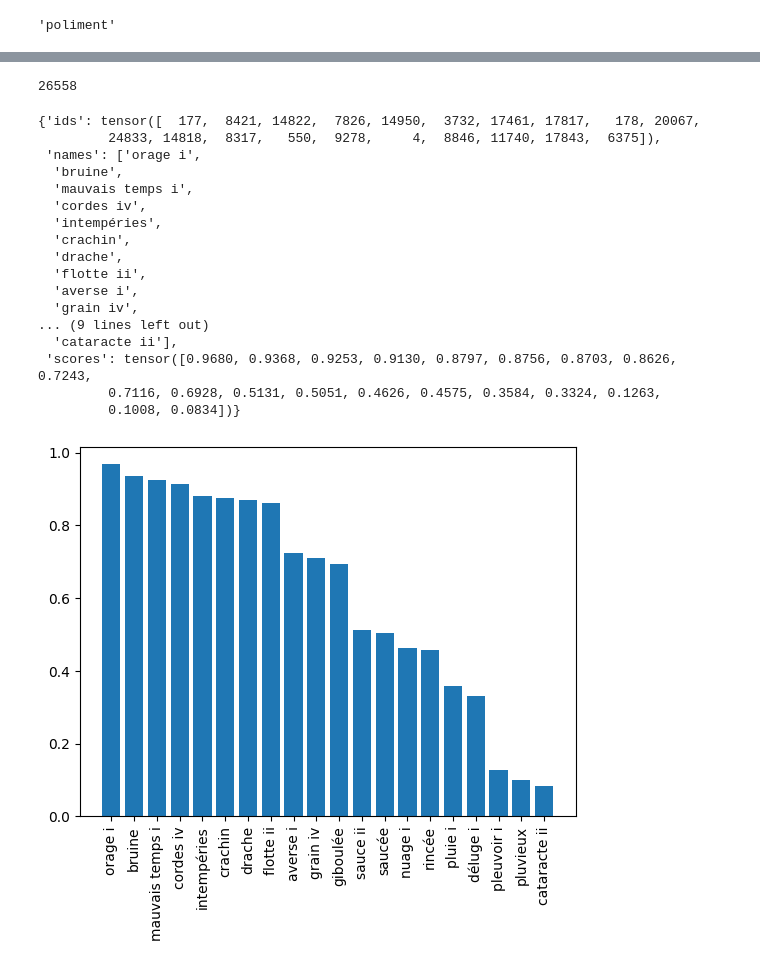
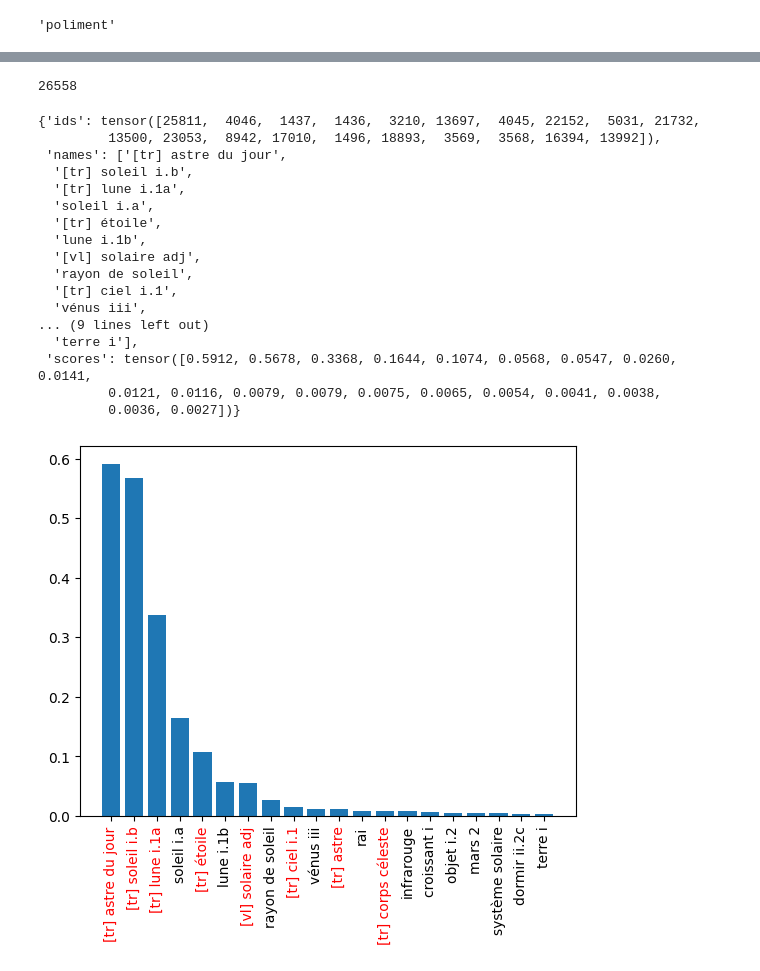
Before and after one commit to hschoi4/CompGCN-jdm, a Jupyter notebook: Predictions.ipynb, the cells around one changed output, grey strips where cells are left out. Cells and saved outputs as stored; diff of their text form; code cells hidden in the pictures.

Commit message:
made predictions more feature rich

```diff
--- a/Predictions.ipynb
+++ b/Predictions.ipynb
@@ -49,0 +55,15 @@ model = Runner(args)
+# %%
+df_tr = pd.DataFrame(model.data['train'], columns=['sub', 'rel', 'obj'])
+df_tr['split'] = 'train'
+df_tr
+
+df_vl = pd.DataFrame(model.data['valid'], columns=['sub', 'rel', 'obj'])
+df_vl['split'] = 'valid'
+df_vl
+
+df_ts = pd.DataFrame(model.data['test'], columns=['sub', 'rel', 'obj'])
+df_ts['split'] = 'test'
+
+dfs = {'train': df_tr, 'valid': df_vl, 'test': df_ts}
+
+df_ts
@@ -74,5 +155,5 @@ rel = 'r_syn'
 # %%
-def visualize_predictions(model, sub: str, rel: str, n: int):
+def visualize_predictions(model, sub: str, rel: str, n: int, dfs: dict = dfs):
     # Note model here is runner object
 
     # Let's get their IDs
@@ -89,6 +170,10 @@ def visualize_predictions(model, sub: str, rel: str, n: int):
     output = pred[0]
     print(len(output))
 
+    # Get gold predictions
+    train_objs, train_rels, valid_objs, valid_rels, test_objs, test_rels = \
+        get_gold(model, dfs, id_sub, id_rel, return_str=False)
+
     # Argsort and get predictions
     predicted_nodes = torch.argsort(output, descending=True)[:n]
     predicted_scores = output[predicted_nodes]
@@ -96,9 +181,29 @@ def visualize_predictions(model, sub: str, rel: str, n: int):
     # Get label of predicted nodes
     predicted_node_names = [model.id2ent[nodeid.item()] for nodeid in predicted_nodes]
 
+    # See if some predictions are also present in gold
+    matches = []
+    for i, nodeid in enumerate(predicted_nodes):
+        found = False
+        if nodeid in train_objs:
+            predicted_node_names[i] = '[tr] ' + predicted_node_names[i]
+            found = True
+        if nodeid in valid_objs:
+            predicted_node_names[i] = '[vl] ' + predicted_node_names[i]
+            found = True
+        if nodeid in test_objs:
+            predicted_node_names[i] = '[ts] ' + predicted_node_names[i]
+            found = True
+        if found:
+            matches.append(i)
+
     # Plot them, and return values
+    fig, ax = plt.subplots()
     plt.bar(predicted_node_names, predicted_scores)
     _ = plt.xticks(rotation=90)
+
+    for i in matches:
+        ax.get_xticklabels()[i].set_color("red")
 
     return {
         'ids': predicted_nodes,
@@ -108,22 +219,22 @@ def visualize_predictions(model, sub: str, rel: str, n: int):
 # %%
-visualize_predictions(model, 'pluie i', 'syn', n = 20)
+visualize_predictions(model, 'soleil i.a', 'syn', n = 20)
 # %% [output]
 26558
-{'ids': tensor([  177,  8421, 14822,  7826, 14950,  3732, 17461, 17817,   178, 20067,
-         24833, 14818,  8317,   550,  9278,     4,  8846, 11740, 17843,  6375]),
- 'names': ['orage i',
-  'bruine',
-  'mauvais temps i',
-  'cordes iv',
-  'intempéries',
-  'crachin',
-  'drache',
-  'flotte ii',
-  'averse i',
-  'grain iv',
+{'ids': tensor([25811,  4046,  1437,  1436,  3210, 13697,  4045, 22152,  5031, 21732,
+         13500, 23053,  8942, 17010,  1496, 18893,  3569,  3568, 16394, 13992]),
+ 'names': ['[tr] astre du jour',
+  '[tr] soleil i.b',
+  '[tr] lune i.1a',
+  'soleil i.a',
+  '[tr] étoile',
+  'lune i.1b',
+  '[vl] solaire adj',
+  'rayon de soleil',
+  '[tr] ciel i.1',
+  'vénus iii',
 ... (9 lines left out)
-  'cataracte ii'],
- 'scores': tensor([0.9680, 0.9368, 0.9253, 0.9130, 0.8797, 0.8756, 0.8703, 0.8626, 0.7243,
-         0.7116, 0.6928, 0.5131, 0.5051, 0.4626, 0.4575, 0.3584, 0.3324, 0.1263,
-         0.1008, 0.0834])}
+  'terre i'],
+ 'scores': tensor([0.5912, 0.5678, 0.3368, 0.1644, 0.1074, 0.0568, 0.0547, 0.0260, 0.0141,
+         0.0121, 0.0116, 0.0079, 0.0079, 0.0075, 0.0065, 0.0054, 0.0041, 0.0038,
+         0.0036, 0.0027])}
-[figure, old version]
+[figure, new version]
```
Also changed, not shown: parts of 14 cells of this notebook.
